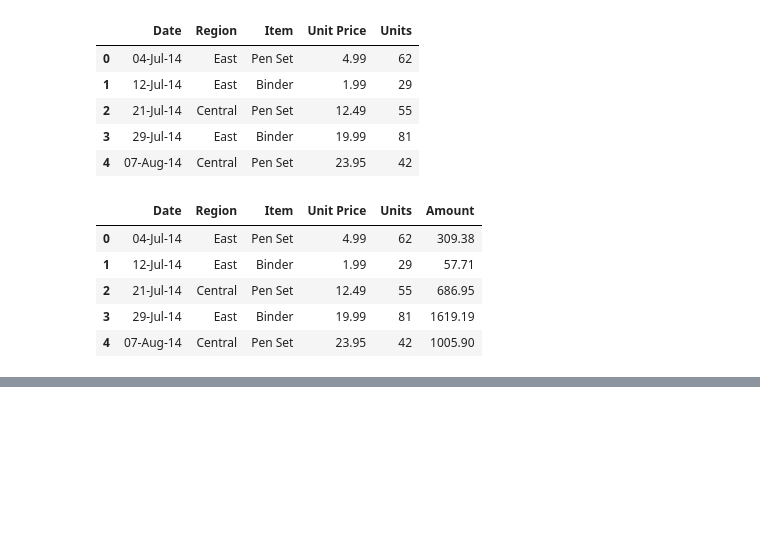
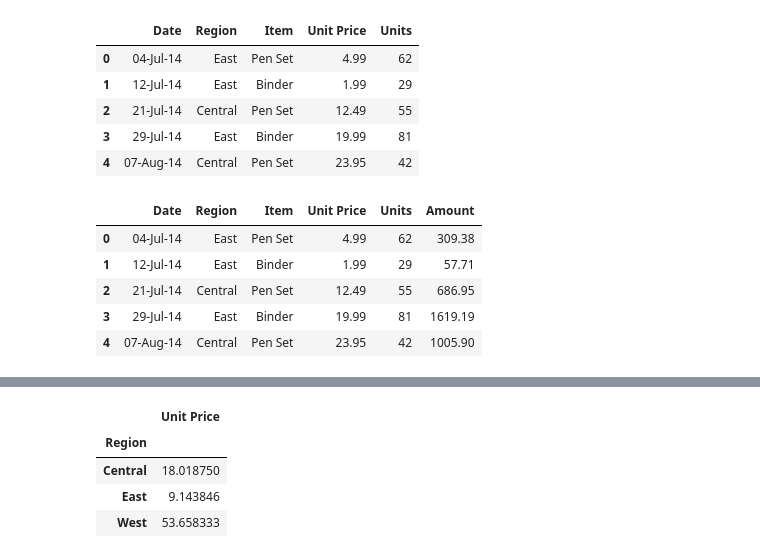
Before and after one commit to MarioB19/notes_sic_2024, a Jupyter notebook: 25_11_2024/exam.ipynb, the cells around one changed output, grey strips where cells are left out. Cells and saved outputs as stored; diff of their text form; code cells hidden in the pictures; blank space fills up the shorter version.

```diff
--- a/25_11_2024/exam.ipynb
+++ b/25_11_2024/exam.ipynb
@@ -205,0 +206,9 @@ Name: Unit Price, dtype: float64
+# %%
+#3
+df.pivot_table(values='Unit Price', index='Region', aggfunc='mean')
+# %% [output]
+|  | Unit Price |
+| Region |  |
+| Central | 18.018750 |
+| East | 9.143846 |
+| West | 53.658333 |
```
Also changed, not shown: parts of 6 cells of this notebook.
